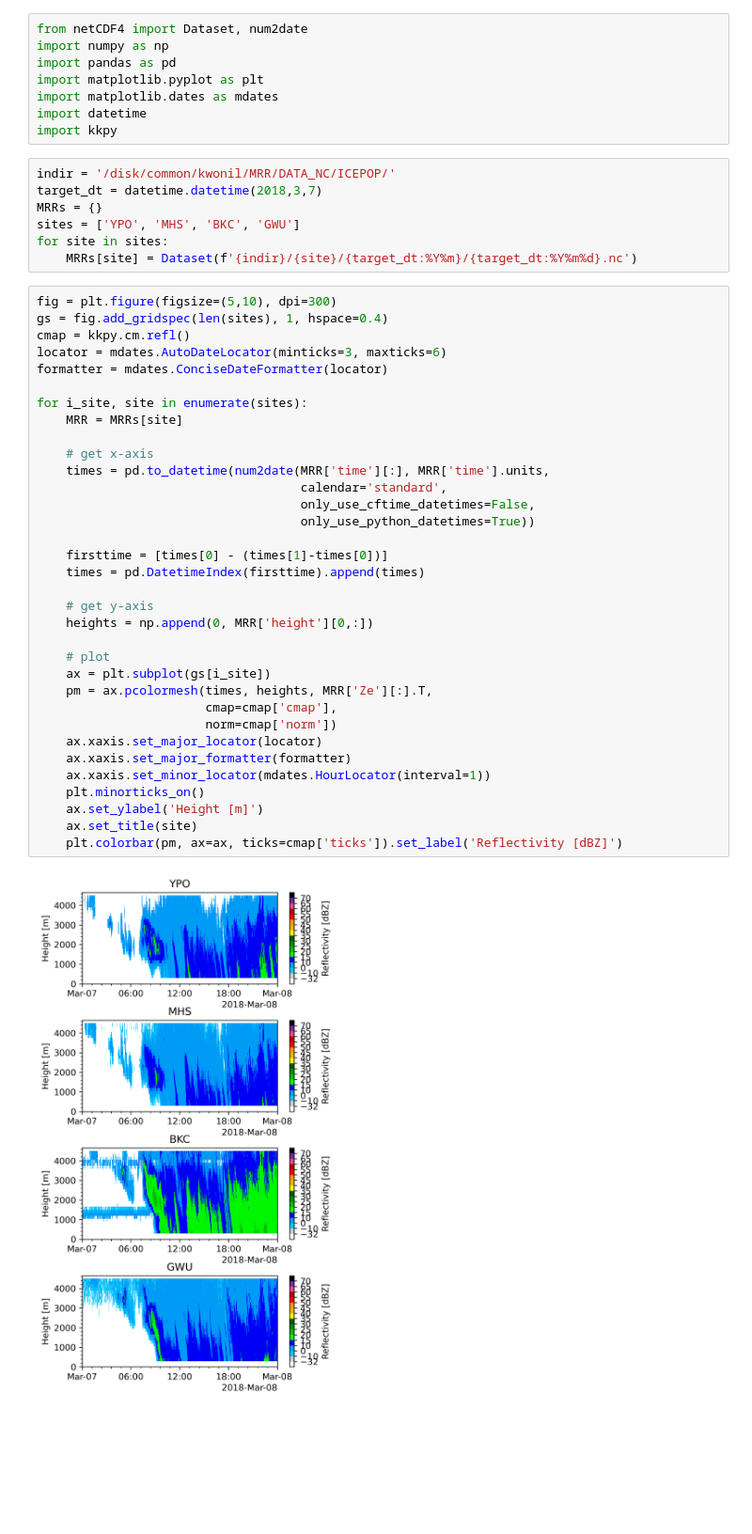
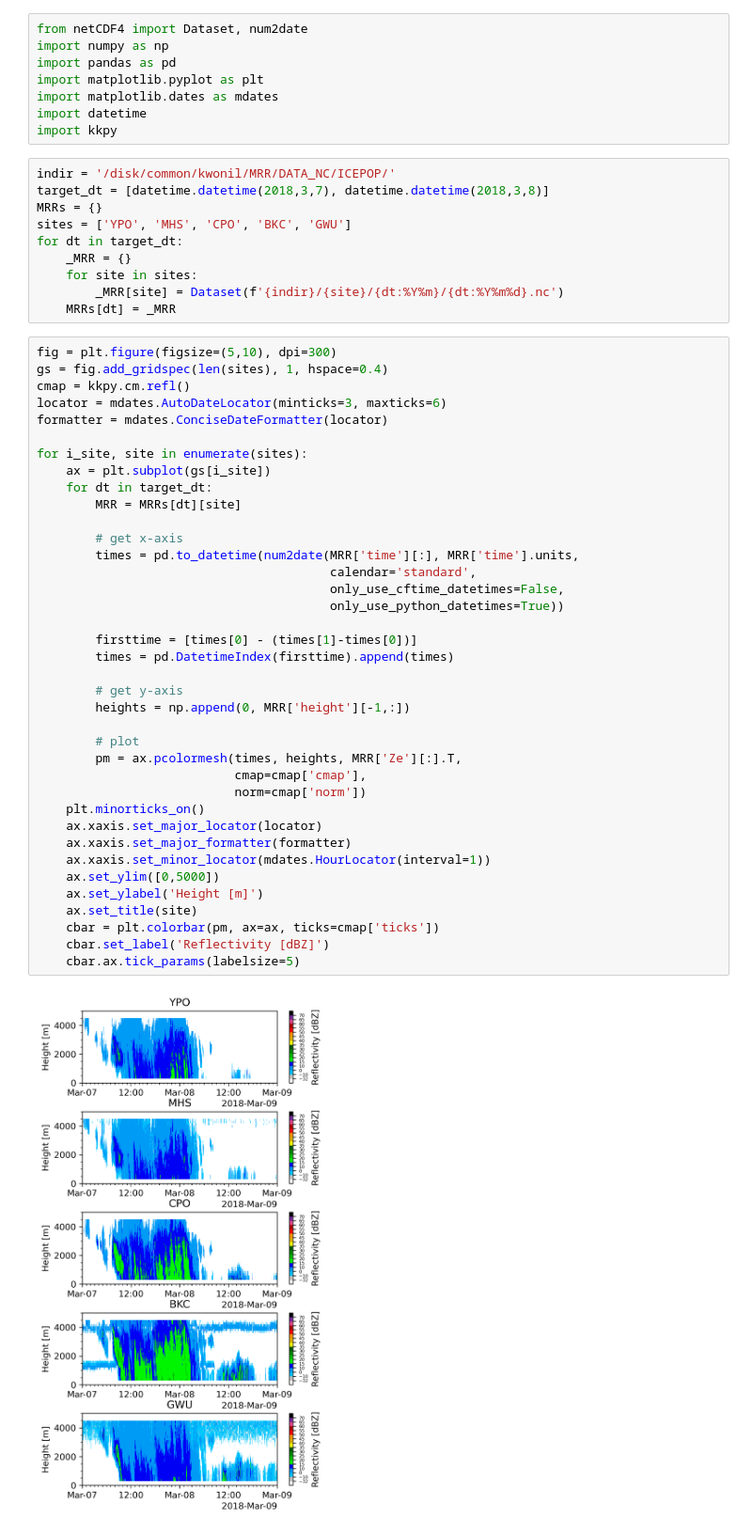
Before and after one commit to Kwonil-Kim/Notebooks, a Jupyter notebook: ICE-POP_MRR_quickview.ipynb, the cells around one changed output. Shown at 94% size. Cells and saved outputs as stored; diff of their text form; blank space fills up the shorter version.

Commit message:
Append Mar 08 data, Add CPO

```diff
--- a/ICE-POP_MRR_quickview.ipynb
+++ b/ICE-POP_MRR_quickview.ipynb
@@ -8,44 +8,51 @@ import datetime
 import kkpy
 # %%
 indir = '/disk/common/kwonil/MRR/DATA_NC/ICEPOP/'
-target_dt = datetime.datetime(2018,3,7)
+target_dt = [datetime.datetime(2018,3,7), datetime.datetime(2018,3,8)]
 MRRs = {}
-sites = ['YPO', 'MHS', 'BKC', 'GWU']
-for site in sites:
-    MRRs[site] = Dataset(f'{indir}/{site}/{target_dt:%Y%m}/{target_dt:%Y%m%d}.nc')
+sites = ['YPO', 'MHS', 'CPO', 'BKC', 'GWU']
+for dt in target_dt:
+    _MRR = {}
+    for site in sites:
+        _MRR[site] = Dataset(f'{indir}/{site}/{dt:%Y%m}/{dt:%Y%m%d}.nc')
+    MRRs[dt] = _MRR
 # %%
 fig = plt.figure(figsize=(5,10), dpi=300)
 gs = fig.add_gridspec(len(sites), 1, hspace=0.4)
 cmap = kkpy.cm.refl()
 locator = mdates.AutoDateLocator(minticks=3, maxticks=6)
 formatter = mdates.ConciseDateFormatter(locator)
 
 for i_site, site in enumerate(sites):
-    MRR = MRRs[site]
+    ax = plt.subplot(gs[i_site])
+    for dt in target_dt:
+        MRR = MRRs[dt][site]
 
-    # get x-axis
-    times = pd.to_datetime(num2date(MRR['time'][:], MRR['time'].units,
-                                    calendar='standard',
-                                    only_use_cftime_datetimes=False,
-                                    only_use_python_datetimes=True))
+        # get x-axis
+        times = pd.to_datetime(num2date(MRR['time'][:], MRR['time'].units,
+                                        calendar='standard',
+                                        only_use_cftime_datetimes=False,
+                                        only_use_python_datetimes=True))
 
-    firsttime = [times[0] - (times[1]-times[0])]
-    times = pd.DatetimeIndex(firsttime).append(times)
+        firsttime = [times[0] - (times[1]-times[0])]
+        times = pd.DatetimeIndex(firsttime).append(times)
 
-    # get y-axis
-    heights = np.append(0, MRR['height'][0,:])
+        # get y-axis
+        heights = np.append(0, MRR['height'][-1,:])
 
-    # plot
-    ax = plt.subplot(gs[i_site])
-    pm = ax.pcolormesh(times, heights, MRR['Ze'][:].T,
-                       cmap=cmap['cmap'],
-                       norm=cmap['norm'])
+        # plot
+        pm = ax.pcolormesh(times, heights, MRR['Ze'][:].T,
+                           cmap=cmap['cmap'],
+                           norm=cmap['norm'])
+    plt.minorticks_on()
     ax.xaxis.set_major_locator(locator)
     ax.xaxis.set_major_formatter(formatter)
     ax.xaxis.set_minor_locator(mdates.HourLocator(interval=1))
-    plt.minorticks_on()
+    ax.set_ylim([0,5000])
     ax.set_ylabel('Height [m]')
     ax.set_title(site)
-    plt.colorbar(pm, ax=ax, ticks=cmap['ticks']).set_label('Reflectivity [dBZ]')
+    cbar = plt.colorbar(pm, ax=ax, ticks=cmap['ticks'])
+    cbar.set_label('Reflectivity [dBZ]')
+    cbar.ax.tick_params(labelsize=5)
 # %% [output]
-[figure, old version]
+[figure, new version]
```
